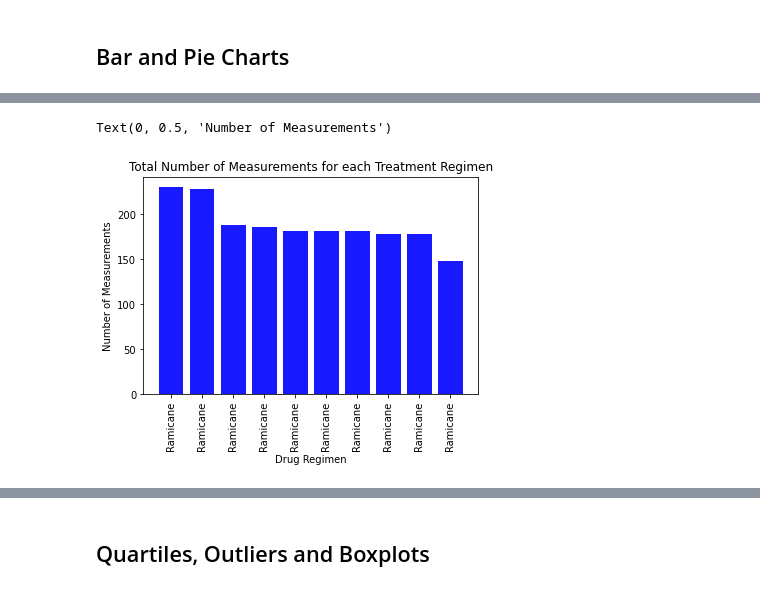
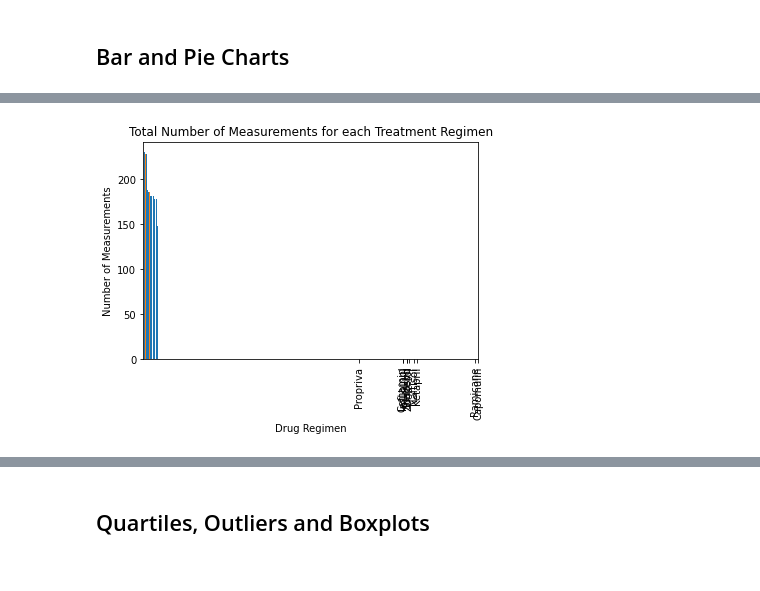
Before and after one commit to tonju27/Matplotlib-Challenge, a Jupyter notebook: Pymaceuticals/pymaceuticals_starter.ipynb, the cells around one changed output, grey strips where cells are left out. Drawn from its saved outputs; the diff is of its cells as text; code cells hidden in the pictures.

```diff
--- a/Pymaceuticals/pymaceuticals_starter.ipynb
+++ b/Pymaceuticals/pymaceuticals_starter.ipynb
@@ -149,23 +151,26 @@ Text(0.5, 1.0, 'Total Number of Measurements for each Treatment Regimen')
 # %%
 # Generate a bar plot showing the total number of measurements taken on each drug regimen using pyplot.
 
-y_axis = clean_mice_df['Drug Regimen'].value_counts()
-x_axis = np.arange(len(y_axis))
-plt.bar(x_axis, y_axis, color='b', alpha=0.9, align="center")
+measurements = clean_mice_df['Drug Regimen'].value_counts()
+x_axis = np.arange(len(measurements))
+plt.bar(x_axis, measurements, color='b', alpha=0.9, align="center")
 
-tick_locations = [value for value in x_axis]
-# for tick_locations in y_axis:
+plt.bar(x_axis, measurements, width = 0.7, zorder=3)
+
+tick_locations = [value for value in measurements]
 plt.xticks(tick_locations, clean_mice_df["Drug Regimen"], rotation="vertical")
 
-# plt.xticks(tick_locations, x_axis.index.values)
+plt.bar(x_axis, measurements)
+plt.xticks(tick_locations, measurements.index.values)
 
 # Set a Title and labels
 plt.title("Total Number of Measurements for each Treatment Regimen")
 plt.xlabel("Drug Regimen")
 plt.ylabel("Number of Measurements")
+
+plt.show()
 # %% [output]
-Text(0, 0.5, 'Number of Measurements')
-[figure, old version]
+[figure, new version]
 # %%
 # Generate a pie plot showing the distribution of female versus male mice using pandas
 distribution_data = clean_mice_df['Sex'].value_counts()
```
Also changed, not shown: parts of 4 cells of this notebook.
